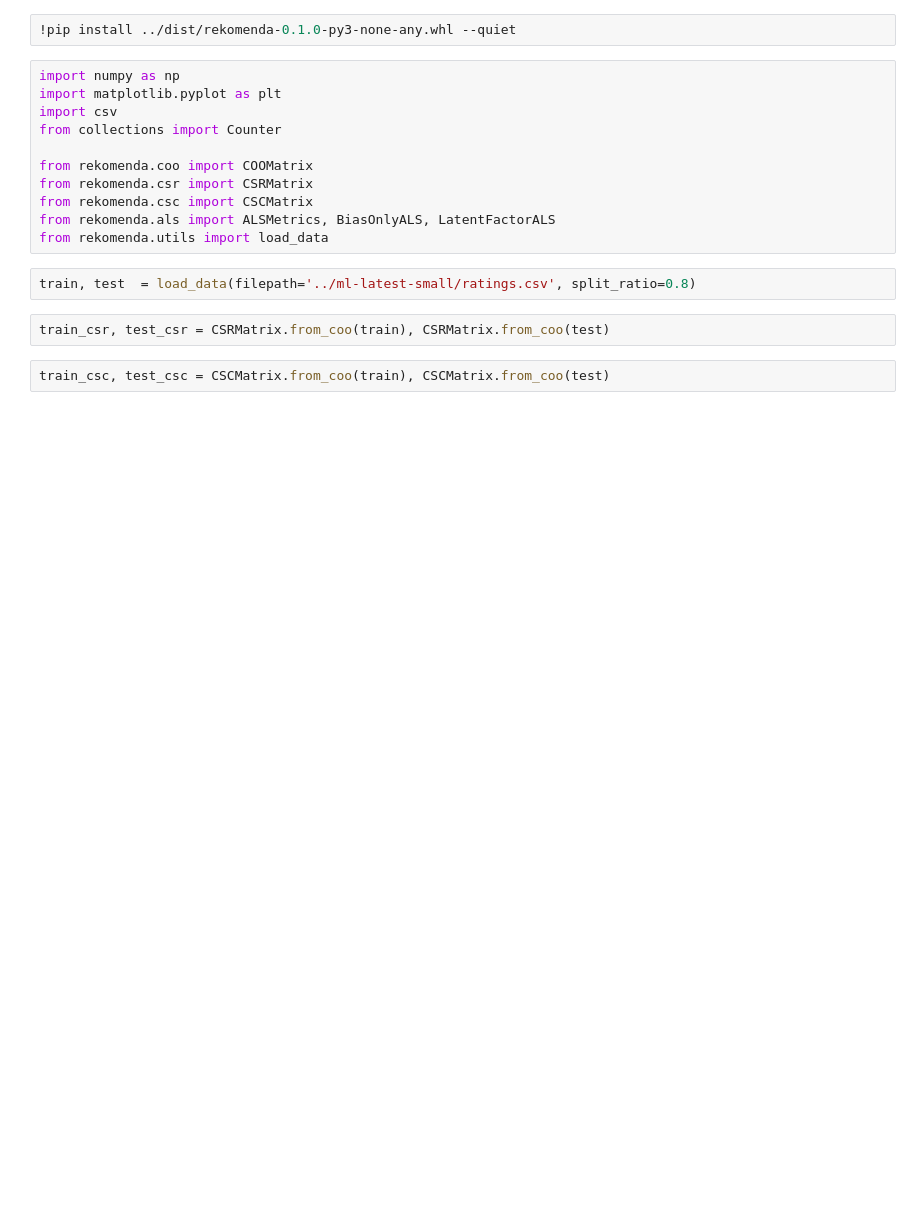
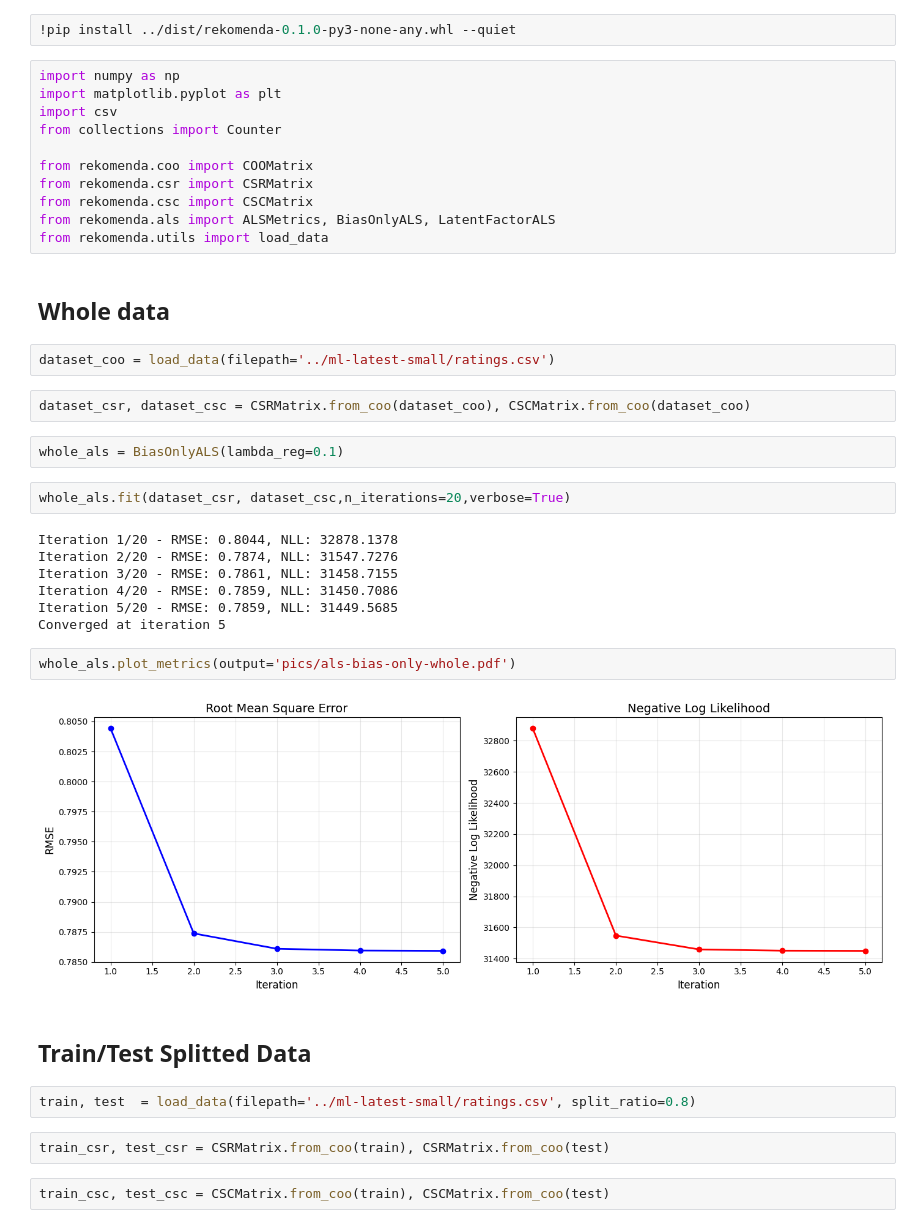
Before and after one commit to Abdulrasheed1729/rekomenda, a Jupyter notebook: notebooks/practical-2.ipynb, the cells around one changed output. Drawn from its saved outputs; the diff is of its cells as text; blank space fills up the shorter version.

```diff
--- a/notebooks/practical-2.ipynb
+++ b/notebooks/practical-2.ipynb
@@ -11,6 +11,29 @@ from rekomenda.csr import CSRMatrix
 from rekomenda.csc import CSCMatrix
 from rekomenda.als import ALSMetrics, BiasOnlyALS, LatentFactorALS
 from rekomenda.utils import load_data
+# %% [markdown]
+## Whole data
+# %%
+dataset_coo = load_data(filepath='../ml-latest-small/ratings.csv')
+# %%
+dataset_csr, dataset_csc = CSRMatrix.from_coo(dataset_coo), CSCMatrix.from_coo(dataset_coo)
+# %%
+whole_als = BiasOnlyALS(lambda_reg=0.1)
+# %%
+whole_als.fit(dataset_csr, dataset_csc,n_iterations=20,verbose=True)
+# %% [output]
+Iteration 1/20 - RMSE: 0.8044, NLL: 32878.1378
+Iteration 2/20 - RMSE: 0.7874, NLL: 31547.7276
+Iteration 3/20 - RMSE: 0.7861, NLL: 31458.7155
+Iteration 4/20 - RMSE: 0.7859, NLL: 31450.7086
+Iteration 5/20 - RMSE: 0.7859, NLL: 31449.5685
+Converged at iteration 5
+# %%
+whole_als.plot_metrics(output='pics/als-bias-only-whole.pdf')
+# %% [output]
+[figure, added]
+# %% [markdown]
+## Train/Test Splitted Data
 # %%
 train, test  = load_data(filepath='../ml-latest-small/ratings.csv', split_ratio=0.8)
 # %%
```
Also changed, not shown: parts of 8 cells of this notebook, 20 other files.
